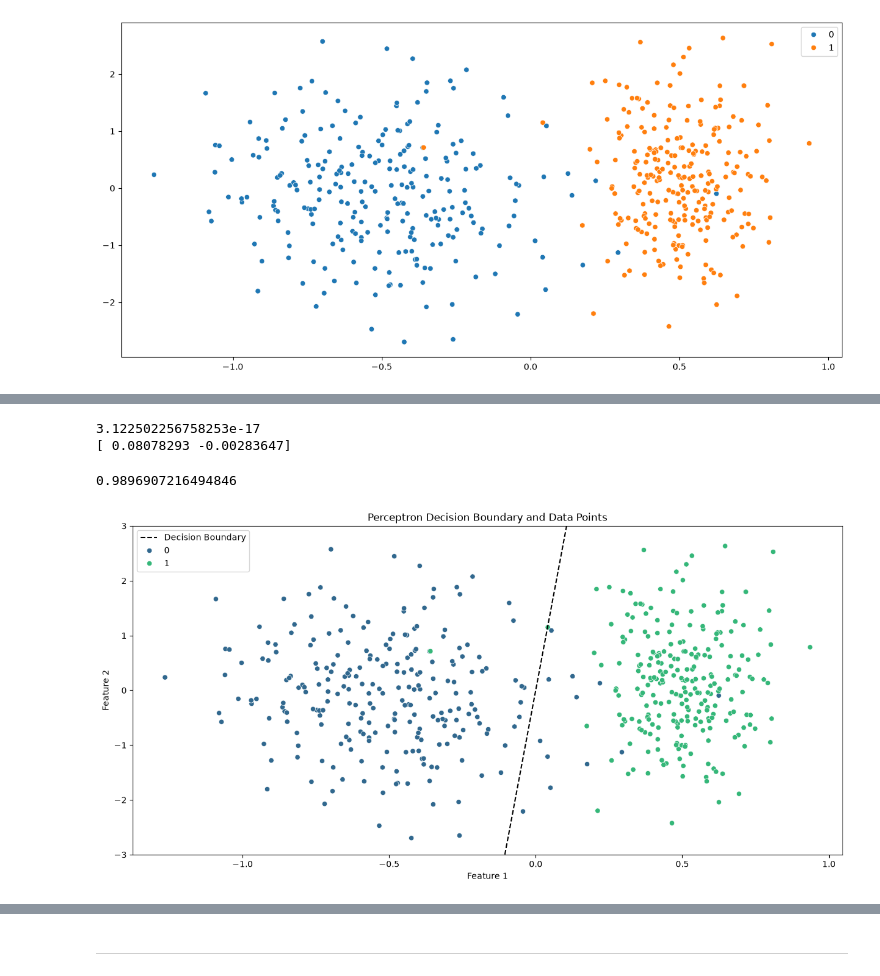
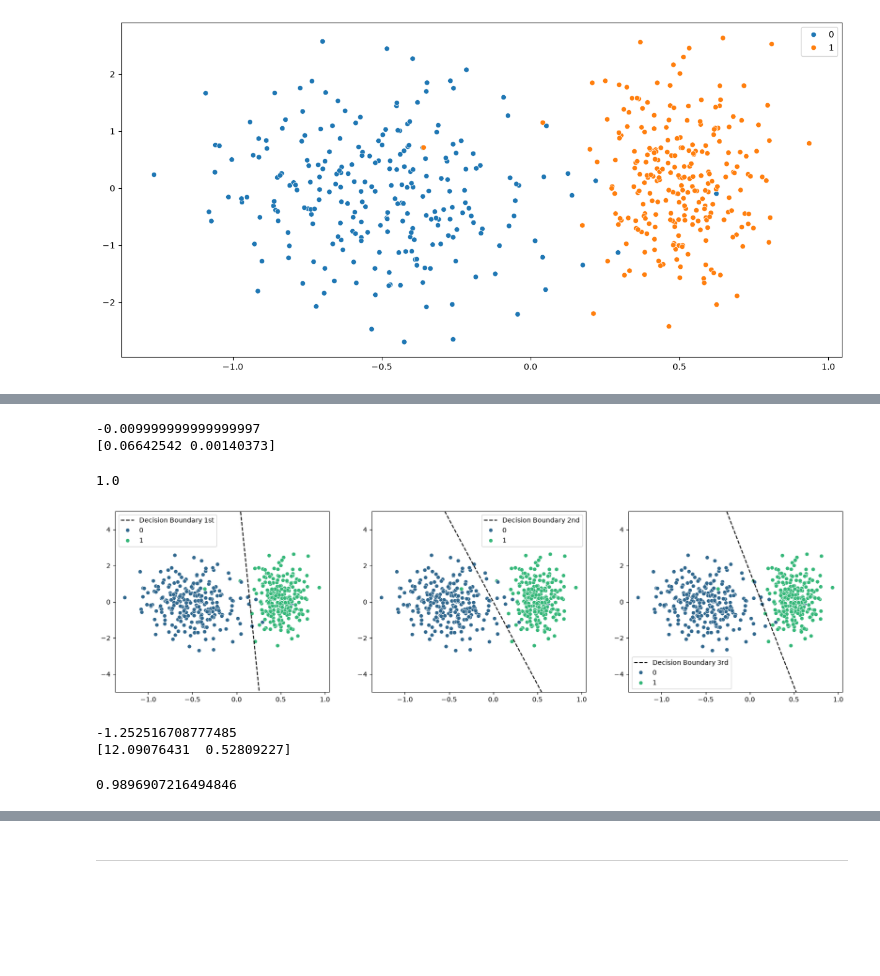
Before and after one commit to im-shriram/Deep-Learning-using-PyTorch, a Jupyter notebook: ANN & Backpropagation/Perceptron.ipynb, the cells around one changed output, grey strips where cells are left out. Drawn from its saved outputs; the diff is of its cells as text; code cells hidden in the pictures; blank space fills up the shorter version.

```diff
--- a/ANN & Backpropagation/Perceptron.ipynb
+++ b/ANN & Backpropagation/Perceptron.ipynb
@@ -85,47 +55,62 @@ Correcting the Missclassification in Red Decision Boundry to Green Decision Boun
 from sklearn.model_selection import train_test_split
 X_train, X_test, y_train, y_test = train_test_split(X, y, test_size = 0.2, random_state = 42)
 # %%
-model = Perceptron(0.01, 250)
-model.fit(X_train, y_train)
+model_1st = Perceptron(0.01, 500, input_shape=X_train.shape[1])
+model_1st.fit(X_train, y_train)
 
-print(model.intercept_)
-print(model.coef_)
+print(model_1st.intercept_)
+print(model_1st.coef_)
 # %% [output]
-3.122502256758253e-17
-[ 0.08078293 -0.00283647]
+-0.009999999999999997
+[0.06642542 0.00140373]
 # %%
-f1_score(y_test, model.predict(X_test))
+f1_score(y_test, model_1st.predict(X_test))
 # %% [output]
-0.9896907216494846
+1.0
+# %%
+model_2nd = Perceptron(0.01, 500, input_shape=X_train.shape[1])
+model_2nd.fit(X_train, y_train)
+
+model_3rd = Perceptron(0.01, 500, input_shape=X_train.shape[1])
+model_3rd.fit(X_train, y_train)
 # %%
 # Assuming X is your feature matrix and y is the target array
 # Calculate the decision boundary
-weight = -model.coef_[0] / model.coef_[1]
-bias = -model.intercept_ / model.coef_[1]
+weight_1st = -model_1st.coef_[0] / model_1st.coef_[1]
+bias_1st = -model_1st.intercept_ / model_1st.coef_[1]
+
+weight_2nd = -model_2nd.coef_[0] / model_2nd.coef_[1]
+bias_2nd = -model_2nd.intercept_ / model_2nd.coef_[1]
+
+weight_3rd = -model_3rd.coef_[0] / model_3rd.coef_[1]
+bias_3rd = -model_3rd.intercept_ / model_3rd.coef_[1]
 
 # Create a range of values for the decision boundary plot
-temp_x1 = np.linspace(X[:, 0].min(), X[:, 0].max(), 500)
+temp_x1: np.ndarray = np.linspace(X[:, 0].min(), X[:, 0].max(), 500)
 
 # Decision boundary equation
-temp_x2 = weight * temp_x1 + bias
+temp_x2_1st = weight_1st * temp_x1 + bias_1st
+temp_x2_2nd = weight_2nd * temp_x1 + bias_2nd
+temp_x2_3rd = weight_3rd * temp_x1 + bias_3rd
 
 # Plot the decision boundary
-plt.figure(figsize=(15, 7))
+fig, ax = plt.subplots(nrows=1, ncols=3, figsize=(20, 5))
 
 # Plot decision boundary
-plt.plot(temp_x1, temp_x2, 'k--', label='Decision Boundary')
+ax[0].plot(temp_x1, temp_x2_1st, 'k--', label='Decision Boundary 1st')
+ax[1].plot(temp_x1, temp_x2_2nd, 'k--', label='Decision Boundary 2nd')
+ax[2].plot(temp_x1, temp_x2_3rd, 'k--', label='Decision Boundary 3rd')
 
 # Plot the data points
-sns.scatterplot(x=X[:, 0], y=X[:, 1], hue=y, palette='viridis', legend='full')
-
-# Label the axes
-plt.xlabel('Feature 1')
-plt.ylabel('Feature 2')
-plt.title('Perceptron Decision Boundary and Data Points')
+sns.scatterplot(x=X[:, 0], y=X[:, 1], hue=y, palette='viridis', legend='full', ax=ax[0])
+sns.scatterplot(x=X[:, 0], y=X[:, 1], hue=y, palette='viridis', legend='full', ax=ax[1])
+sns.scatterplot(x=X[:, 0], y=X[:, 1], hue=y, palette='viridis', legend='full', ax=ax[2])
 
 # Add a legend and show the plot
-plt.ylim(-3, 3)
-plt.legend()
+ax[0].set_ylim(-5, 5)
+ax[1].set_ylim(-5, 5)
+ax[2].set_ylim(-5, 5)
 plt.show()
+# You can see the randomness in decision boundaries
 # %% [output]
-[figure, old version]
+[figure, new version]
@@ -131,0 +144,13 @@ plt.show()
+# %%
+model_1st = Perceptron(0.01, 500, input_shape=X_train.shape[1])
+model_1st.fit(X_train, y_train)
+
+print(model_1st.intercept_)
+print(model_1st.coef_)
+# %% [output]
+-1.252516708777485
+[12.09076431  0.52809227]
+# %%
+f1_score(y_test, model_1st.predict(X_test))
+# %% [output]
+0.9896907216494846
```
Also changed, not shown: parts of 12 cells of this notebook, 1 other file.
